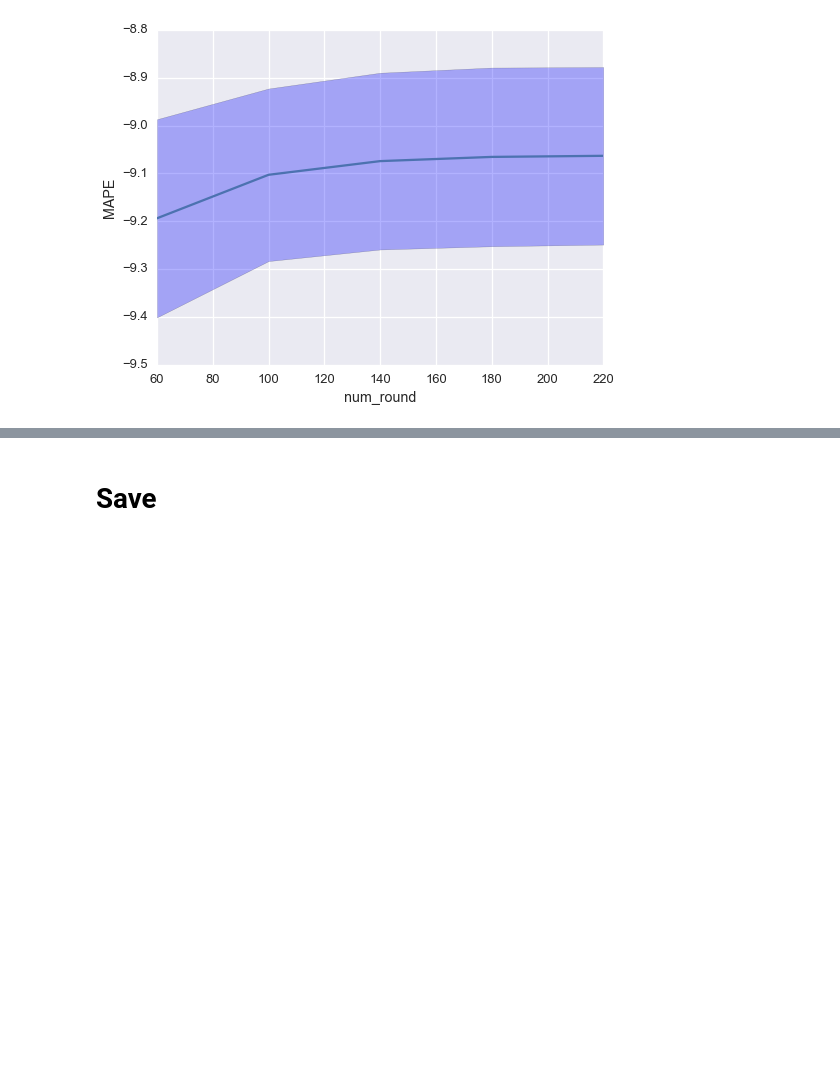
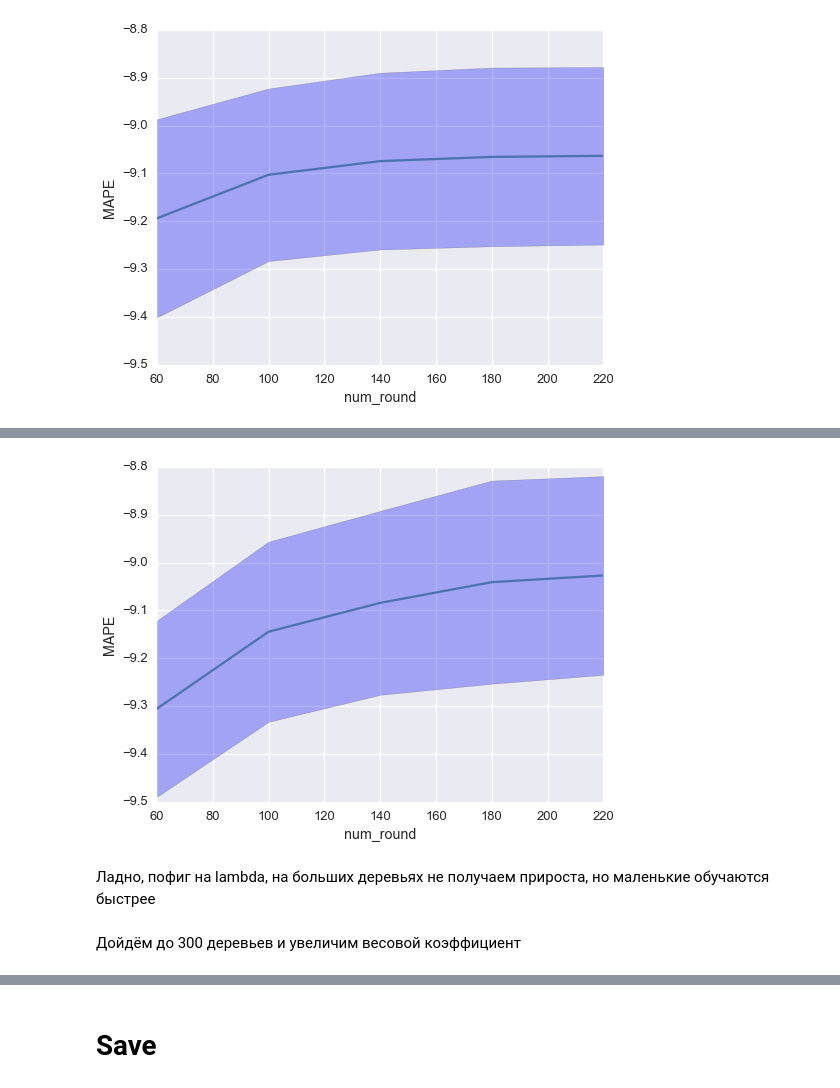
Before and after one commit to alexsyrom/datascience-ml-2, a Jupyter notebook: xgb_tune.ipynb, the cells around one changed output, grey strips where cells are left out. Drawn from its saved outputs; the diff is of its cells as text; code cells hidden in the pictures; blank space fills up the shorter version.

```diff
--- a/xgb_tune.ipynb
+++ b/xgb_tune.ipynb
@@ -768,0 +903,35 @@ plot_quality(mygs, 'num_round')
+# %%
+%%time
+
+param =   {'base_score':0.5, 'colsample_bylevel':1, 'colsample_bytree':1, 'gamma':0,
+           'eta':0.15, 'max_delta_step':0, 'max_depth':9,
+           'min_child_weight':1, 'nthread':-1,
+           'objective':'reg:linear', 'alpha':0, 'lambda':0.5,
+           'scale_pos_weight':1, 'seed':56, 'silent':True, 'subsample':1}
+
+diff_num_round_list = [40 for i in range(5)]
+diff_num_round_list[0] = 60
+num_round_list = np.cumsum(diff_num_round_list)
+n_folds = 3
+obj=None
+weight_coef = 1000
+
+mygs = MyGS(num_round_list, 'num_round', n_folds=n_folds)
+
+label_kfold = LabelKFold(np.array(dropped_train['department']), n_folds=n_folds)
+
+for train_index, test_index in tqdm_notebook(label_kfold, desc='fold'):
+    dtrain = xgb.DMatrix(x_train[train_index],
+                         label=y_train[train_index],
+                         missing=-9999,
+                         weight=weight_coef * np.power(y_train[train_index], -2) )
+    dvalidation = xgb.DMatrix(x_train[test_index], missing=-9999)
+    y_validation = y_train[test_index][:, 0]
+    param['base_score'] = np.percentile(y_train[train_index], 25)
+    bst = None
+    for index, diff_num_round in enumerate(diff_num_round_list):
+        bst = xgb.train(param, dtrain, diff_num_round, obj=obj, xgb_model=bst)
+        y_pred = bst.predict(dvalidation)
+        score = mape(y_validation, y_pred)
+        mygs.add(score, index)
+    gc.collect()
@@ -768,0 +941,8 @@ plot_quality(mygs, 'num_round')
+# %%
+plot_quality(mygs, 'num_round')
+# %% [output]
+[figure, added]
+# %% [markdown]
+Ладно, пофиг на lambda, на больших деревьях не получаем прироста, но маленькие обучаются быстрее
+# %% [markdown]
+Дойдём до 300 деревьев и увеличим весовой коэффициент
```
Also changed, not shown: parts of 31 cells of this notebook, 1 other file.
